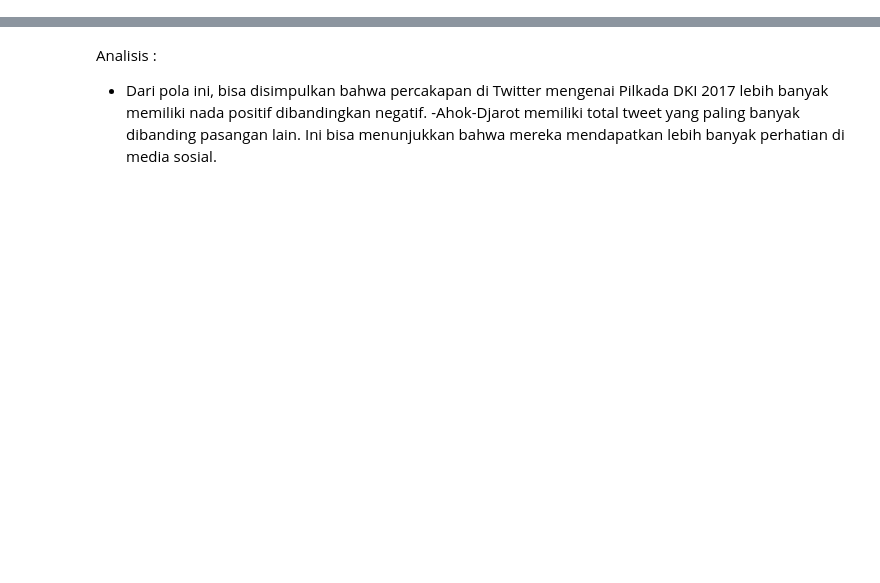
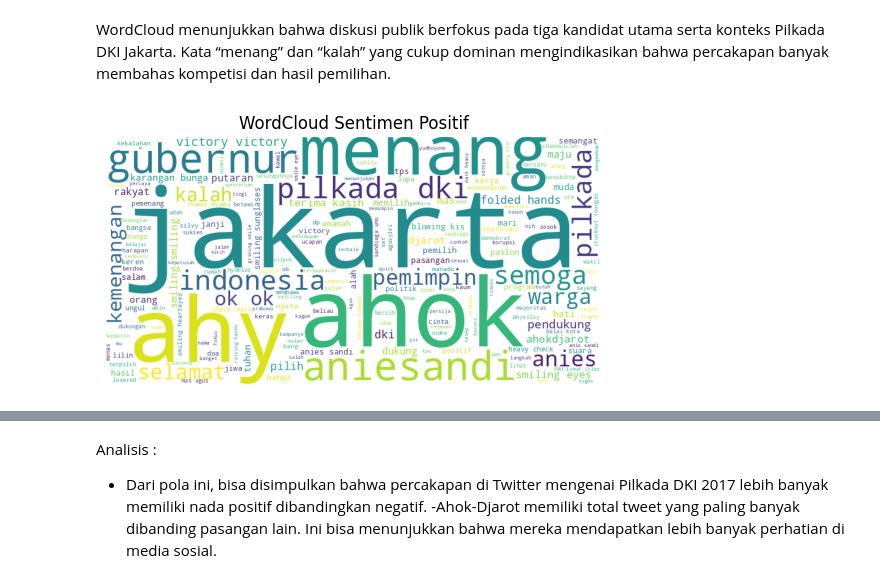
Before and after one commit to Sherlysukmadira/2311532015_Sherly-Sukmadira-Putri_ImageProcessing, a Jupyter notebook: sentimen_pilkada.ipynb, the cells around one changed output, grey strips where cells are left out. Cells and saved outputs as stored; diff of their text form; code cells hidden in the pictures; blank space fills up the shorter version.

```diff
--- a/sentimen_pilkada.ipynb
+++ b/sentimen_pilkada.ipynb
@@ -326,0 +153,15 @@ plt.show()
+# %%
+#Stopword Removal
+from nltk.corpus import stopwords
+import nltk
+
+nltk.download('stopwords')
+
+stop_words = set(stopwords.words('indonesian'))
+
+def remove_stopwords(text):
+    words = text.split()
+    filtered = [word for word in words if word not in stop_words]
+    return ' '.join(filtered)
+
+df['clean_text'] = df['clean_text'].apply(remove_stopwords)
@@ -326,0 +244,14 @@ plt.show()
+# %% [markdown]
+WordCloud menunjukkan bahwa diskusi publik berfokus pada tiga kandidat utama serta konteks Pilkada DKI Jakarta. Kata “menang” dan “kalah” yang cukup dominan mengindikasikan bahwa percakapan banyak membahas kompetisi dan hasil pemilihan.
+# %%
+#CEk word cloud sentimen positif
+text_pos = ' '.join(df[df['Sentiment']=='positive']['clean_text'])
+
+wc_pos = WordCloud(width=800, height=400, background_color='white').generate(text_pos)
+
+plt.imshow(wc_pos)
+plt.title("WordCloud Sentimen Positif")
+plt.axis('off')
+plt.show()
+# %% [output]
+[figure, added]
```
Also changed, not shown: parts of 54 cells of this notebook.
